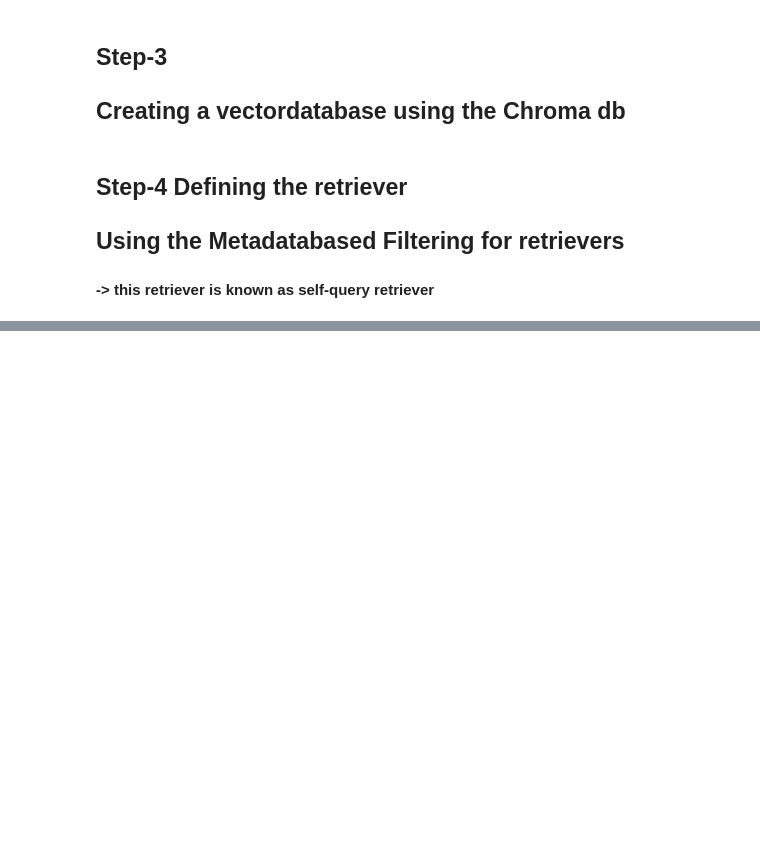
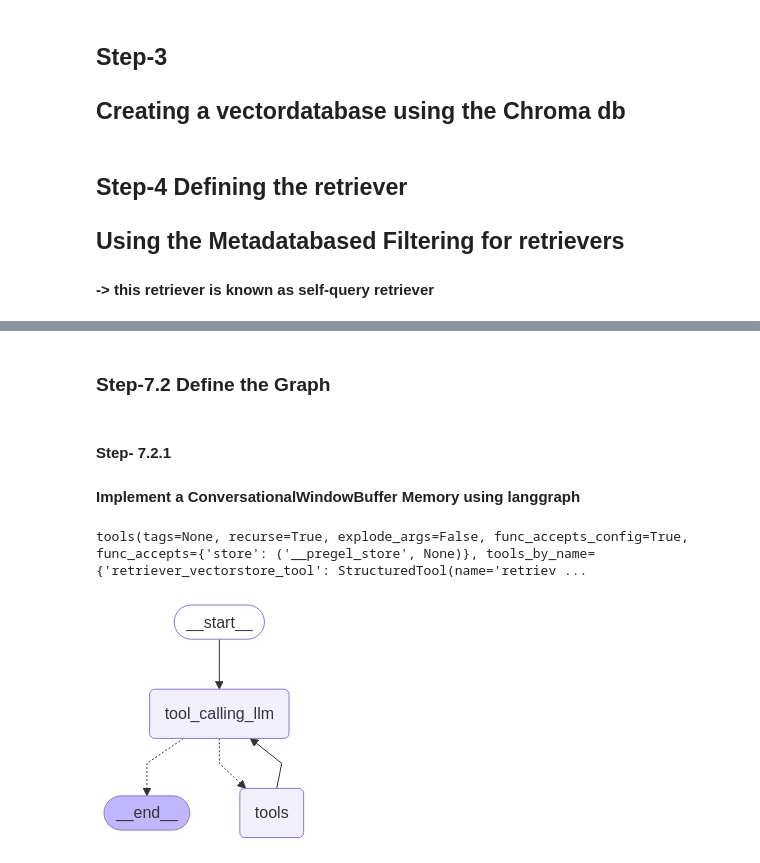
Before and after one commit to prabal-k/Youtube_Conversational_AI, a Jupyter notebook: code.ipynb, the cells around one changed output, grey strips where cells are left out. Drawn from its saved outputs; the diff is of its cells as text; code cells hidden in the pictures; blank space fills up the shorter version.

Commit message:
4.Switched from step-3: react_agent to bind the tools with llm

```diff
--- a/code.ipynb
+++ b/code.ipynb
@@ -330,0 +182,3 @@ Thought:{agent_scratchpad}
+# %%
+tools= [retriever_vectorstore_tool,duckducksearch_tool]
+llm_with_tools=llm.bind_tools(tools=tools)
@@ -330,0 +189,11 @@ Thought:{agent_scratchpad}
+# %%
+from typing_extensions import Annotated, TypedDict
+from typing import List
+from langchain_core.messages import AnyMessage #can be either HumanMsg or AImsg or ToolMsg
+from langgraph.graph.message import add_messages #Append the new messages insted of replacing
+
+class State(TypedDict):
+    """Represents the state of our graph"""
+    messages:Annotated[List[AnyMessage],add_messages]
+# %% [markdown]
+### Step-7.2 Define the Graph
@@ -330,0 +206,38 @@ Thought:{agent_scratchpad}
+# %% [markdown]
+#### Step- 7.2.1
+#### Implement a ConversationalWindowBuffer Memory using langgraph
+# %%
+# A function that determines the best tool to server the user query
+def tool_calling_llm(State:State)->State:
+    return {'messages':llm_with_tools.invoke(State['messages'])}
+# %%
+tool_node = ToolNode(tools=tools)
+tool_node
+# %% [output]
+tools(tags=None, recurse=True, explode_args=False, func_accepts_config=True, func_accepts={'store': ('__pregel_store', None)}, tools_by_name={'retriever_vectorstore_tool': StructuredTool(name='retriev ...
+# %%
+#Initializing the StateGraph
+builder = StateGraph(state_schema=State)
+
+
+#Adding the nodes
+builder.add_node('tool_calling_llm',tool_calling_llm) # returns the tools that is to be used
+builder.add_node('tools',tool_node) # Executes the specified tool
+
+#Adding Edges
+builder.add_edge(START,'tool_calling_llm')
+builder.add_conditional_edges(
+    'tool_calling_llm',
+    # If the latest message from AI is a tool call -> tools_condition routes to tools
+    # If the latest message from AI is a not a tool call -> tools_condition routes to LLM, then generate final response and END
+    tools_condition
+)
+builder.add_edge('tools','tool_calling_llm')
+
+#Compile the graph
+graph = builder.compile()
+
+# View
+display(Image(graph.get_graph().draw_mermaid_png()))
+# %% [output]
+[figure, added]
```
Also changed, not shown: parts of 37 cells of this notebook.
